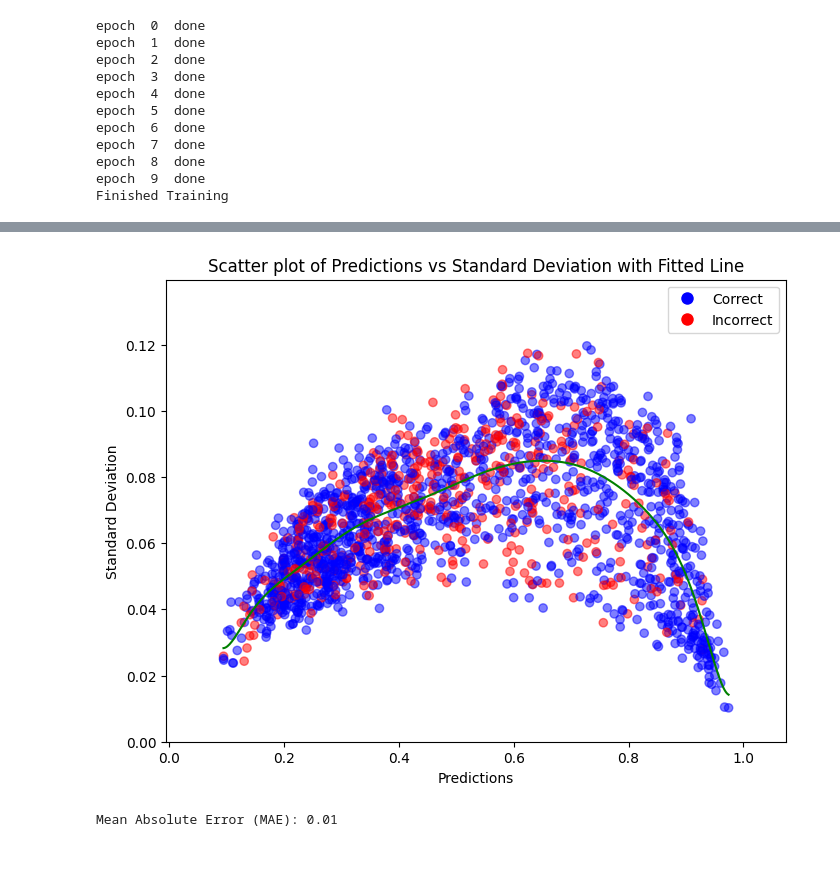
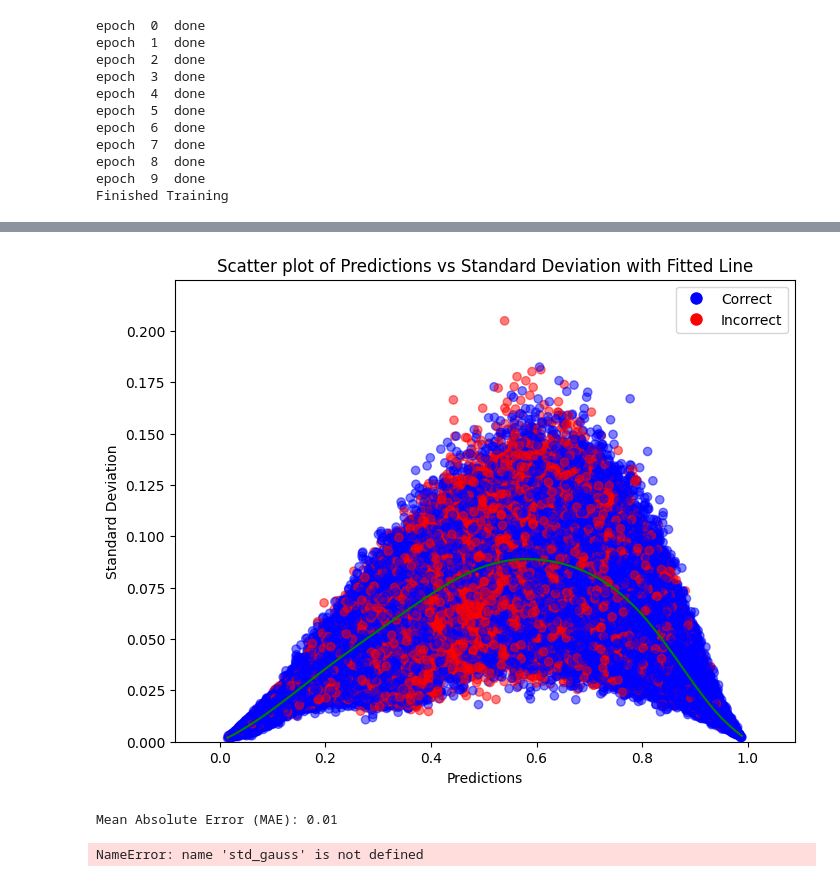
Before and after one commit to andreasvalen/MonteCarloDropoutOnLHCData, a Jupyter notebook: derust.ipynb, the cells around one changed output, grey strips where cells are left out. Cells and saved outputs as stored; diff of their text form; code cells hidden in the pictures.

```diff
--- a/derust.ipynb
+++ b/derust.ipynb
@@ -65,7 +65,7 @@ test_path = "jet-data/jet-images_test.hdf5"
 val_path = "jet-data/jet-images_val.hdf5"
 train_path = "jet-data/jet-images_train.hdf5"
 # %%
-imgs, labels, max_val = getDataAsTensors(micro_path)
+imgs, labels, max_val = getDataAsTensors(train_path)
 train_size = int(0.8 * len(imgs))
 test_size = len(imgs) - train_size
 train_dataset, test_dataset = random_split(CustomDataset(imgs, labels), [train_size, test_size])
@@ -503,6 +524,11 @@ def get_gaussian_predictions(data_loader, forward_passes, model, n_classes, n_sa
 
             if verb:
                 print("image shape", noisy_image.shape, ", fp_n=",fp)
+                imshow(image[0].squeeze(0))
+                imshow(noisy_image[0].squeeze(0))
+
+                verb = False
+
             with torch.no_grad():
                 output = model(noisy_image)
                 output = sigmoid(output).squeeze(1)
@@ -529,5 +555,6 @@ gauss_mean, gauss_std, gauss_mutual_info, gauss_predictions = get_gaussian_predi
                                 forward_passes=100,
                                 model=net,
                                 n_classes=1,
-                                n_samples=test_size, std=7)
+                                _verb=False,
+                                n_samples=test_size, std=0.05)
 # %%
@@ -561,8 +608,43 @@ plot_histogram(values, original_predicition=_preds[indexToInspect], std=gauss_st
 # %%
 from sklearn.metrics import mean_absolute_error
-scatter_plot(_preds, gauss_std, _labels, 12)  # Make sure you also provide the 'labels' list when calling the function
-mae = mean_absolute_error(std, gauss_std)
+scatter_plot(_preds, gauss_std*6, _labels, 12)  # Make sure you also provide the 'labels' list when calling the function
+mae = mean_absolute_error(std, gauss_std*6.6)
 print(f"Mean Absolute Error (MAE): {mae:.2f}")
 # %% [output]
-[figure, old version]
+[figure, new version]
 Mean Absolute Error (MAE): 0.01
+# %%
+
+def plot_mae_histogram(predictions, std_1, std_2, bin_size=0.05):
+    # Grouping the predictions in bins
+    bins = np.arange(0, 1 + bin_size, bin_size)
+    bin_indices = np.digitize(predictions, bins) - 1
+
+    abs_error_accumulator = np.zeros_like(bins[:-1])
+    total_counts = np.zeros_like(bins[:-1])
+
+    for pred, s1, s2 in zip(predictions, std_1, std_2):
+        bin_index = min(int(pred / bin_size), len(bins) - 2)  # Ensure it's within range
+        abs_error_accumulator[bin_index] += abs(s1 - s2)
+        total_counts[bin_index] += 1
+
+    # Calculating mean absolute error for each bin
+    maes = np.divide(abs_error_accumulator, total_counts, out=np.zeros_like(abs_error_accumulator), where=total_counts!=0)
+
+    # Plotting the histogram
+    plt.bar(bins[:-1], maes, width=bin_size, alpha=0.7, color='green')
+    plt.xlabel('Prediction Range')
+    plt.ylabel('Mean Absolute Error (MAE)')
+    plt.title('MAE by Prediction Range')
+
+    # Set x-ticks every 0.1
+    plt.xticks(np.arange(0, 1.1, 0.1))
+
+    plt.tight_layout()
+    plt.show()
+
+
+
+plot_mae_histogram(_preds, std, gauss_std, bin_size=0.01)
+# %% [output]
+NameError: name 'std_gauss' is not defined
```
Also changed, not shown: parts of 12 cells of this notebook, 1 other file.
